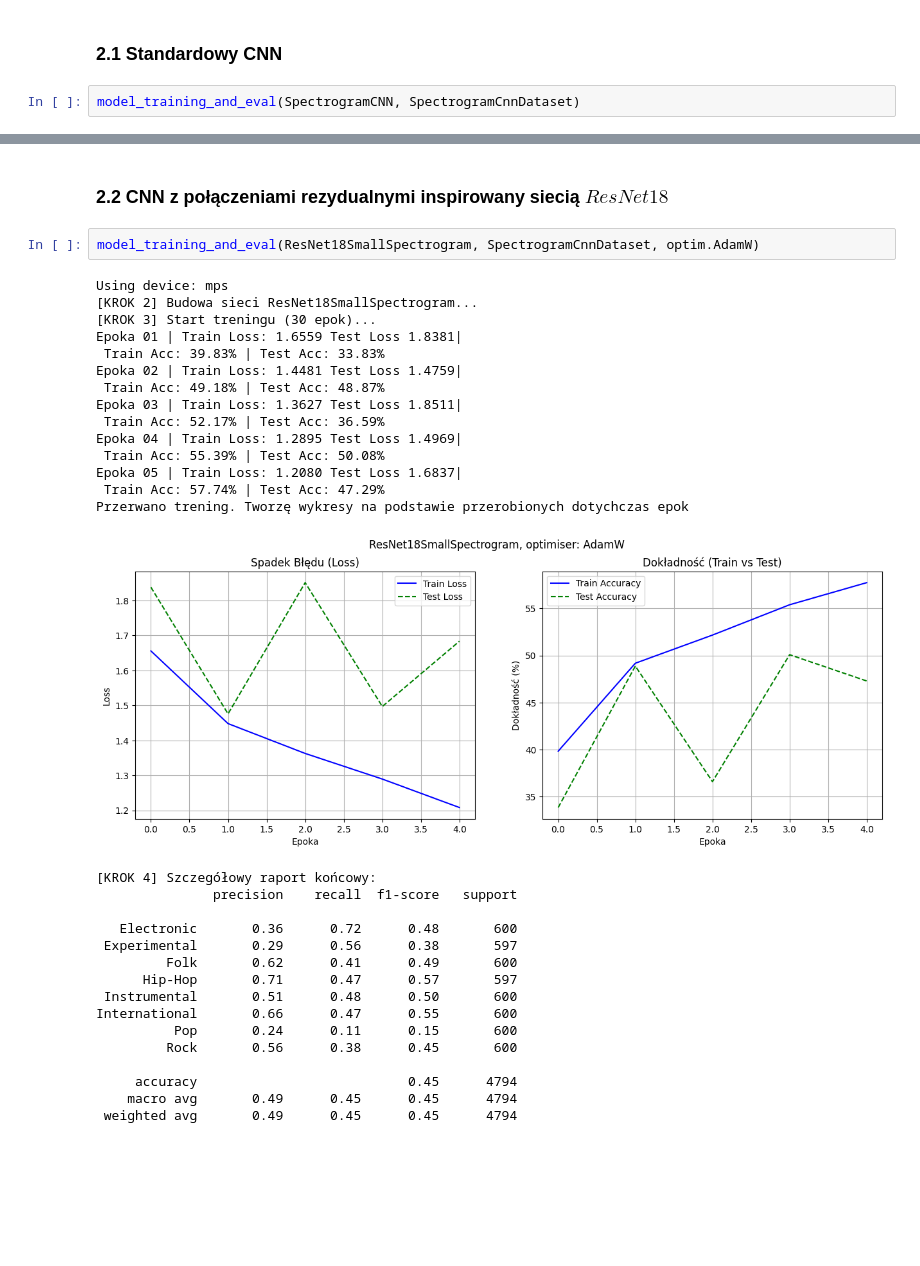
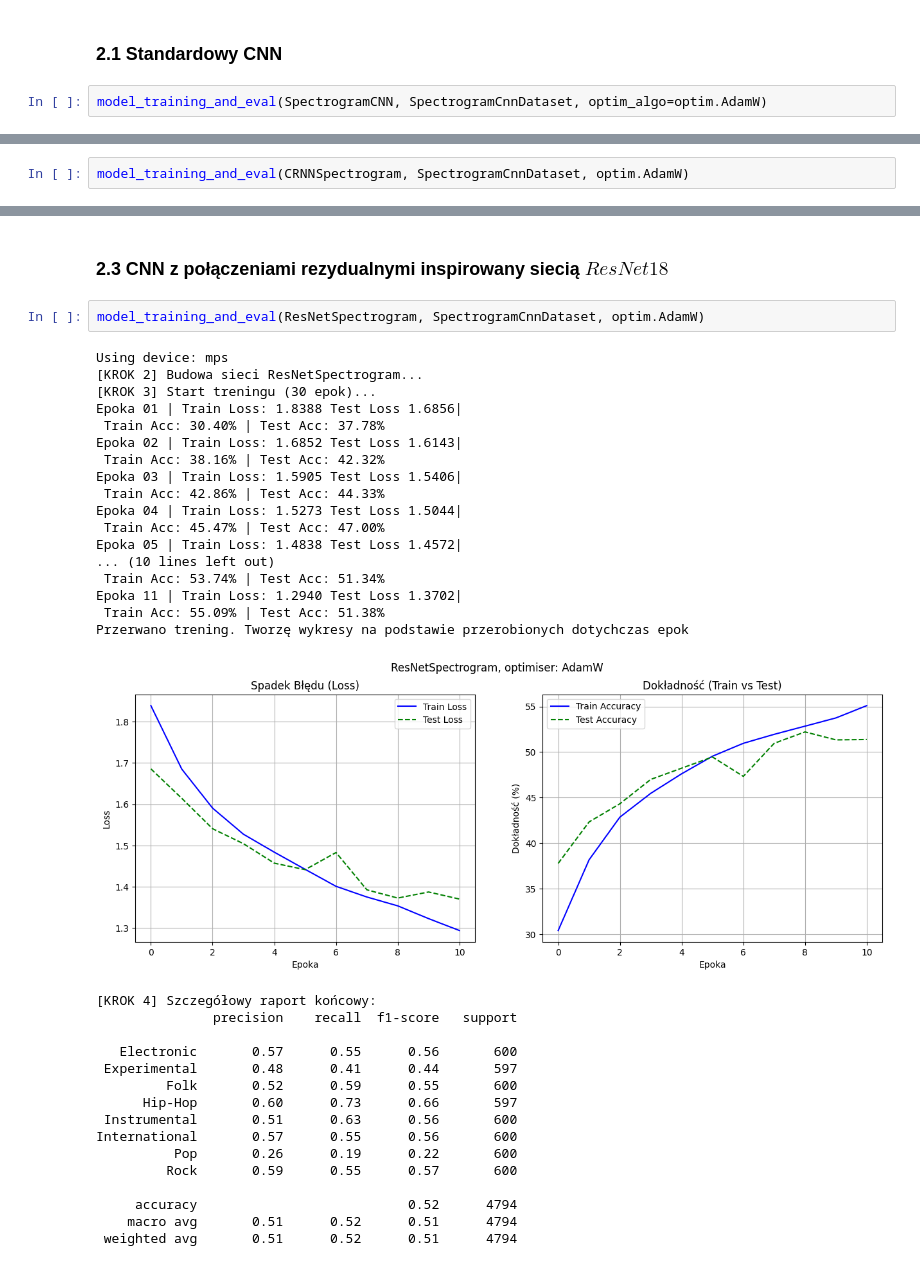
Before and after one commit to PawelMozaryn/CNNs-librosa, a Jupyter notebook: models_librosa_data.ipynb, the cells around one changed output, grey strips where cells are left out. Cells and saved outputs as stored; diff of their text form; blank space fills up the shorter version.

```diff
--- a/models_librosa_data.ipynb
+++ b/models_librosa_data.ipynb
@@ -589,7 +698,7 @@ International       0.40      0.04      0.07       600
 # %% [markdown]
 ### 2.1 Standardowy CNN
 # %%
-model_training_and_eval(SpectrogramCNN, SpectrogramCnnDataset)
+model_training_and_eval(SpectrogramCNN, SpectrogramCnnDataset, optim_algo=optim.AdamW)
 # %% [output]
 Using device: mps
 [KROK 2] Budowa sieci SpectrogramCNN...
@@ -626,0 +738,2 @@ International       0.53      0.48      0.51       600
+# %%
+model_training_and_eval(CRNNSpectrogram, SpectrogramCnnDataset, optim.AdamW)
@@ -627,35 +774,38 @@ International       0.53      0.48      0.51       600
 # %% [markdown]
-### 2.2 CNN z połączeniami rezydualnymi inspirowany siecią $ResNet18$
+### 2.3 CNN z połączeniami rezydualnymi inspirowany siecią $ResNet18$
 # %%
-model_training_and_eval(ResNet18SmallSpectrogram, SpectrogramCnnDataset, optim.AdamW)
+model_training_and_eval(ResNetSpectrogram, SpectrogramCnnDataset, optim.AdamW)
 # %% [output]
 Using device: mps
-[KROK 2] Budowa sieci ResNet18SmallSpectrogram...
+[KROK 2] Budowa sieci ResNetSpectrogram...
 [KROK 3] Start treningu (30 epok)...
-Epoka 01 | Train Loss: 1.6559 Test Loss 1.8381|
- Train Acc: 39.83% | Test Acc: 33.83%
-Epoka 02 | Train Loss: 1.4481 Test Loss 1.4759|
- Train Acc: 49.18% | Test Acc: 48.87%
-Epoka 03 | Train Loss: 1.3627 Test Loss 1.8511|
- Train Acc: 52.17% | Test Acc: 36.59%
-Epoka 04 | Train Loss: 1.2895 Test Loss 1.4969|
- Train Acc: 55.39% | Test Acc: 50.08%
-Epoka 05 | Train Loss: 1.2080 Test Loss 1.6837|
- Train Acc: 57.74% | Test Acc: 47.29%
+Epoka 01 | Train Loss: 1.8388 Test Loss 1.6856|
+ Train Acc: 30.40% | Test Acc: 37.78%
+Epoka 02 | Train Loss: 1.6852 Test Loss 1.6143|
+ Train Acc: 38.16% | Test Acc: 42.32%
+Epoka 03 | Train Loss: 1.5905 Test Loss 1.5406|
+ Train Acc: 42.86% | Test Acc: 44.33%
+Epoka 04 | Train Loss: 1.5273 Test Loss 1.5044|
+ Train Acc: 45.47% | Test Acc: 47.00%
+Epoka 05 | Train Loss: 1.4838 Test Loss 1.4572|
+... (10 lines left out)
+ Train Acc: 53.74% | Test Acc: 51.34%
+Epoka 11 | Train Loss: 1.2940 Test Loss 1.3702|
+ Train Acc: 55.09% | Test Acc: 51.38%
 Przerwano trening. Tworzę wykresy na podstawie przerobionych dotychczas epok
-[figure, old version]
+[figure, new version]
 [KROK 4] Szczegółowy raport końcowy:
                precision    recall  f1-score   support
 
-   Electronic       0.36      0.72      0.48       600
- Experimental       0.29      0.56      0.38       597
-         Folk       0.62      0.41      0.49       600
-      Hip-Hop       0.71      0.47      0.57       597
- Instrumental       0.51      0.48      0.50       600
-International       0.66      0.47      0.55       600
-          Pop       0.24      0.11      0.15       600
-         Rock       0.56      0.38      0.45       600
+   Electronic       0.57      0.55      0.56       600
+ Experimental       0.48      0.41      0.44       597
+         Folk       0.52      0.59      0.55       600
+      Hip-Hop       0.60      0.73      0.66       597
+ Instrumental       0.51      0.63      0.56       600
+International       0.57      0.55      0.56       600
+          Pop       0.26      0.19      0.22       600
+         Rock       0.59      0.55      0.57       600
 
-     accuracy                           0.45      4794
-    macro avg       0.49      0.45      0.45      4794
- weighted avg       0.49      0.45      0.45      4794
+     accuracy                           0.52      4794
+    macro avg       0.51      0.52      0.51      4794
+ weighted avg       0.51      0.52      0.51      4794
```
Also changed, not shown: parts of 15 cells of this notebook, 17 other files.
